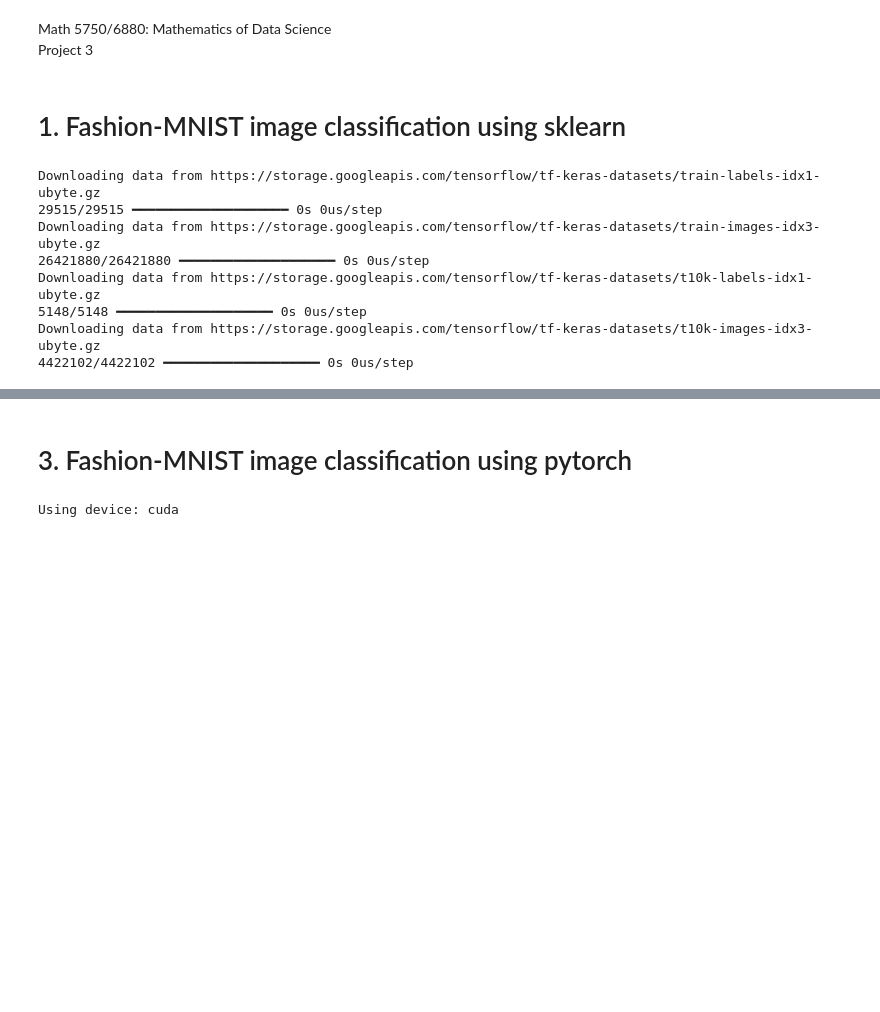
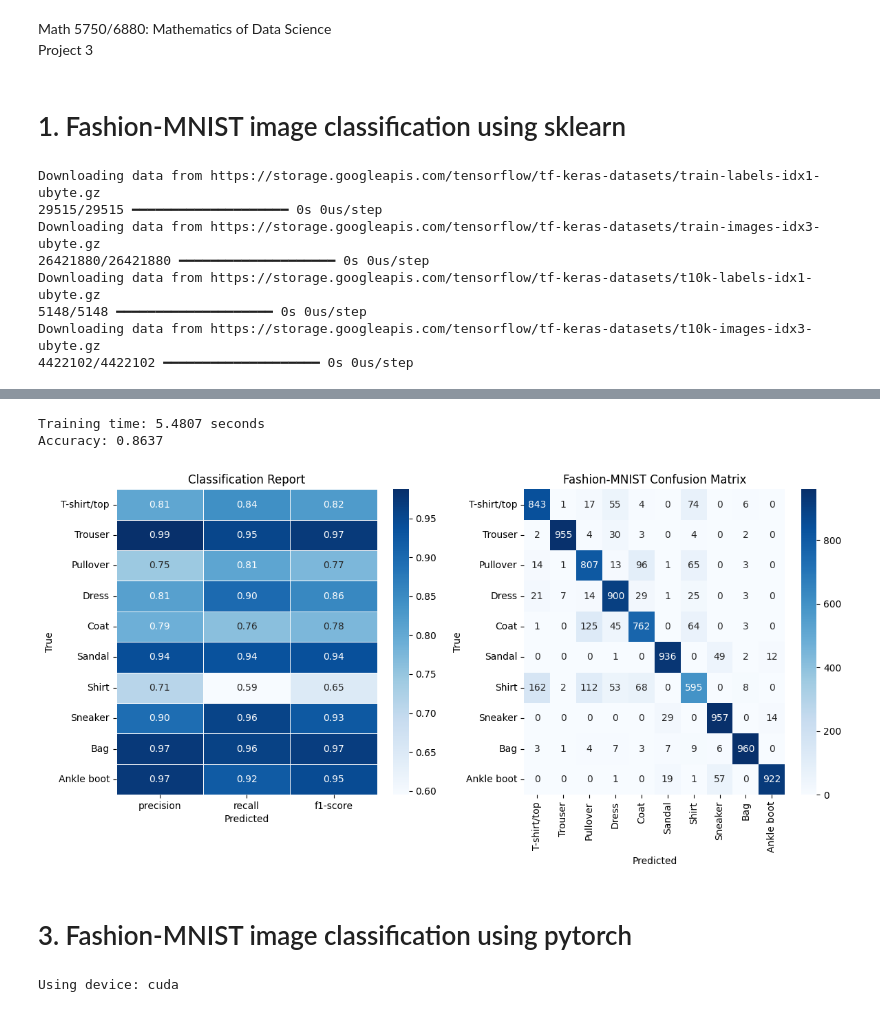
Before and after one commit to Shinyhunter95/math-data-science-course-Project3, a Jupyter notebook: project3.ipynb, the cells around one changed output, grey strips where cells are left out. Cells and saved outputs as stored; diff of their text form; code cells hidden in the pictures; blank space fills up the shorter version.

```diff
--- a/project3.ipynb
+++ b/project3.ipynb
@@ -72,3 +29,74 @@ Classification Report:
+# %%
+from sklearn.neural_network import MLPClassifier
+from sklearn.metrics import accuracy_score, classification_report, confusion_matrix
+import matplotlib.pyplot as plt
+import seaborn as sns
+import time
+import pandas as pd
+
+
+
+mlp = MLPClassifier(
+    hidden_layer_sizes=(100, ), #Number of hidden layers and neurons
+    activation='relu', #Activation function
+    solver='adam', #Optimization method and the learning rate
+    alpha=0.0001, #Regularization
+    early_stopping=True, validation_fraction=0.1, n_iter_no_change=10, #Early stopping
+    max_iter=200, #To pevent it from taking forever
+    random_state=1)
+
+class_names = [
+    "T-shirt/top", "Trouser", "Pullover", "Dress", "Coat",
+    "Sandal", "Shirt", "Sneaker", "Bag", "Ankle boot"]
+
+# 128, 64
+#Activation function: identity, logistic, tanh, relu (defalut)
+#Solver: lbfgs, sgd, adam (default)
+#alpha=0.001
+
+st = time.perf_counter()
+
+mlp.fit(X_train, y_train)
+
+et = time.perf_counter()
+
+print(f"Training time: {et - st:0.4f} seconds")
+
+y_pred = mlp.predict(X_test)
+
+ADefault = accuracy_score(y_test, y_pred)
+print(f"Accuracy for Default MLP: {ADefault}")
+
+CRDefault = classification_report(y_test, y_pred, target_names=class_names, output_dict=True)
+if 'accuracy' in CRDefault:
+    del CRDefault['accuracy']
+if 'macro avg' in CRDefault:
+    del CRDefault['macro avg']
+if 'weighted avg' in CRDefault:
+    del CRDefault['weighted avg']
+
+CMDefault = confusion_matrix(y_test, y_pred)
+
+#Plot for Default MLP
+fig, (ax1, ax2) = plt.subplots(1, 2, figsize=(12, 6))
+
+sns.heatmap(pd.DataFrame(CRDefault).iloc[:-1, :].T, annot=True, ax=ax1, cmap='Blues', fmt='.2f', linewidths=.5)
+ax1.set_title('Classification Report')
+ax1.set_xlabel('Predicted')
+ax1.set_ylabel('True')
+
+sns.heatmap(CMDefault, annot=True, fmt="d", ax=ax2, cmap="Blues",
+            xticklabels=class_names, yticklabels=class_names)
+ax2.set_xlabel("Predicted")
+ax2.set_ylabel("True")
+ax2.set_title("Fashion-MNIST Confusion Matrix")
+
+plt.tight_layout()
+plt.show()
+# %% [output]
+Training time: 5.4807 seconds
+Accuracy: 0.8637
+[figure, added]
 # %% [markdown]
 # 3. Fashion-MNIST image classification  using pytorch
 # %%
```
Also changed, not shown: parts of 1 cell of this notebook.
